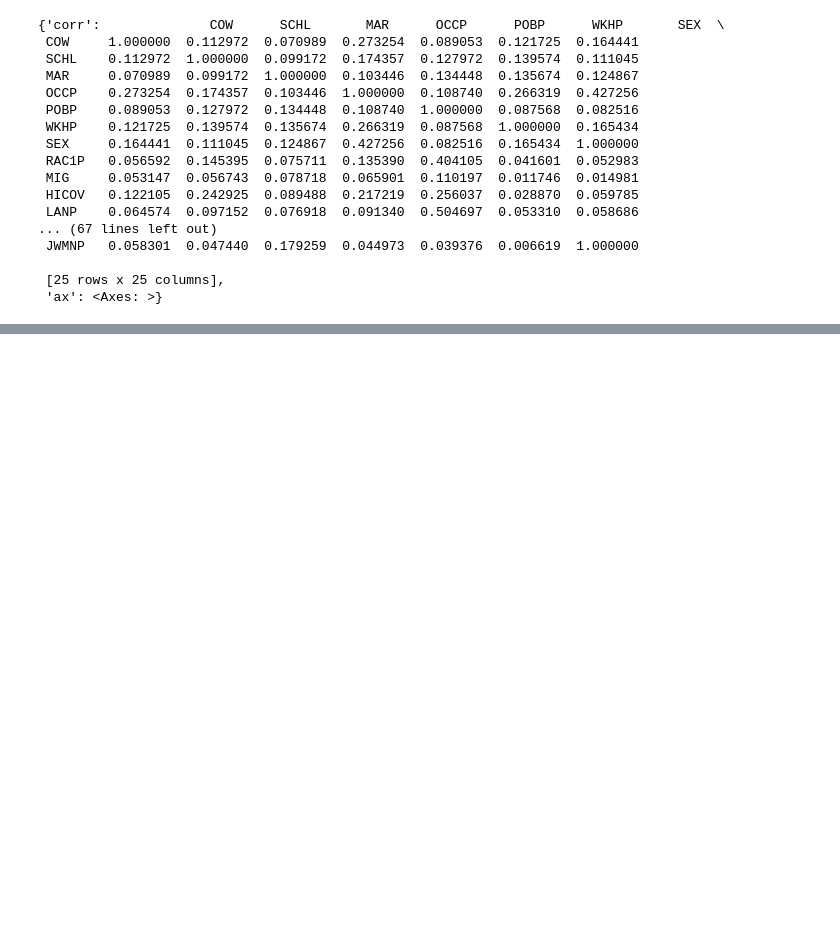
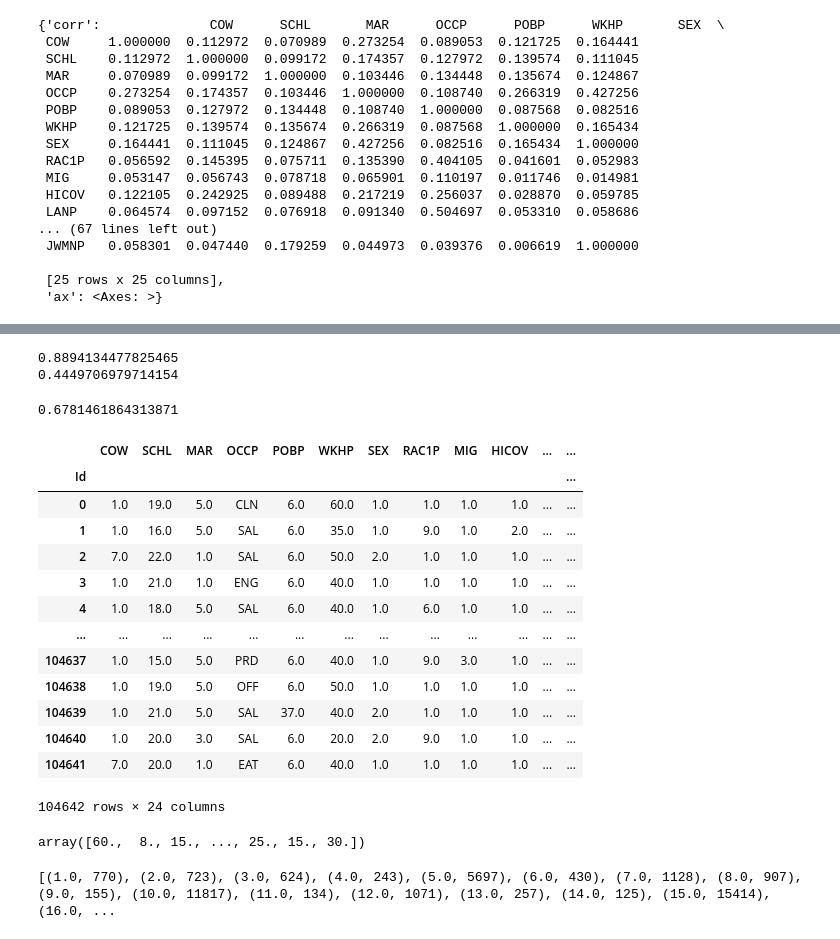
Before and after one commit to danielemansillo/DSL_project_fall_23, a Jupyter notebook: dimension_study.ipynb, the cells around one changed output, grey strips where cells are left out. Drawn from its saved outputs; the diff is of its cells as text; code cells hidden in the pictures; blank space fills up the shorter version.

Commit message:
Obtained good results for f1 macro, the code needs to be cleaned, waiting for the submission to proceed

```diff
--- a/dimension_study.ipynb
+++ b/dimension_study.ipynb
@@ -115,0 +176,49 @@ associations(df_dev, nominal_columns=categorical_features, numerical_columns=num
+# %%
+X_train, X_test, y_train, y_test = train_test_split(X_resampled, y_resampled, test_size=0.2, random_state=42)
+
+pipe = Pipeline(steps=[('preprocessor', preprocessor),
+                       ('classifier', RandomForestClassifier(random_state=42, criterion='gini', max_features=1.0, n_estimators=100, n_jobs=6))])
+
+pipe.fit(X_train, y_train)
+print(pipe.score(X_test, y_test))
+y_pred = pipe.predict(X_test)
+print(f1_score(y_test, y_pred, average='macro'))
+# %% [output]
+0.8894134477825465
+0.4449706979714154
+# %%
+X_2 = df_dev.drop(columns=["JWMNP"])
+y_2 = df_dev["JWMNP"]
+X_train_2, X_test_2, y_train_2, y_test_2 = train_test_split(X_2, y_2, test_size=0.2, random_state=42)
+
+y_pred_2 = pipe.predict(X_test_2)
+print(f1_score(y_test_2, y_pred_2, average='macro'))
+# %% [output]
+0.6781461864313871
+# %%
+X_2
+# %% [output]
+|  | COW | SCHL | MAR | OCCP | POBP | WKHP | SEX | RAC1P | MIG | HICOV | ... | ... |
+| Id |  |  |  |  |  |  |  |  |  |  |  | ... |
+| 0 | 1.0 | 19.0 | 5.0 | CLN | 6.0 | 60.0 | 1.0 | 1.0 | 1.0 | 1.0 | ... | ... |
+| 1 | 1.0 | 16.0 | 5.0 | SAL | 6.0 | 35.0 | 1.0 | 9.0 | 1.0 | 2.0 | ... | ... |
+| 2 | 7.0 | 22.0 | 1.0 | SAL | 6.0 | 50.0 | 2.0 | 1.0 | 1.0 | 1.0 | ... | ... |
+| 3 | 1.0 | 21.0 | 1.0 | ENG | 6.0 | 40.0 | 1.0 | 1.0 | 1.0 | 1.0 | ... | ... |
+| 4 | 1.0 | 18.0 | 5.0 | SAL | 6.0 | 40.0 | 1.0 | 6.0 | 1.0 | 1.0 | ... | ... |
+| ... | ... | ... | ... | ... | ... | ... | ... | ... | ... | ... | ... | ... |
+| 104637 | 1.0 | 15.0 | 5.0 | PRD | 6.0 | 40.0 | 1.0 | 9.0 | 3.0 | 1.0 | ... | ... |
+| 104638 | 1.0 | 19.0 | 5.0 | OFF | 6.0 | 50.0 | 1.0 | 1.0 | 1.0 | 1.0 | ... | ... |
+| 104639 | 1.0 | 21.0 | 5.0 | SAL | 37.0 | 40.0 | 2.0 | 1.0 | 1.0 | 1.0 | ... | ... |
+| 104640 | 1.0 | 20.0 | 3.0 | SAL | 6.0 | 20.0 | 2.0 | 9.0 | 1.0 | 1.0 | ... | ... |
+| 104641 | 7.0 | 20.0 | 1.0 | EAT | 6.0 | 40.0 | 1.0 | 1.0 | 1.0 | 1.0 | ... | ... |
+104642 rows × 24 columns
+# %%
+df_eval["OCCP"] = df_eval["OCCP"].map(d)
+
+# Keep only the first 3 characters
+df_eval["OCCP"] = df_eval["OCCP"].apply(lambda occp : occp[0:3])
+
+y_pred_2 = pipe.predict(df_eval)
+y_pred_2
+# %% [output]
+array([60.,  8., 15., ..., 25., 15., 30.])
@@ -115,0 +235,4 @@ associations(df_dev, nominal_columns=categorical_features, numerical_columns=num
+# %%
+print(sorted(Counter(df_dev["JWMNP"]).items()))
+# %% [output]
+[(1.0, 770), (2.0, 723), (3.0, 624), (4.0, 243), (5.0, 5697), (6.0, 430), (7.0, 1128), (8.0, 907), (9.0, 155), (10.0, 11817), (11.0, 134), (12.0, 1071), (13.0, 257), (14.0, 125), (15.0, 15414), (16.0, ...
```
Also changed, not shown: parts of 8 cells of this notebook, 3 other files.
